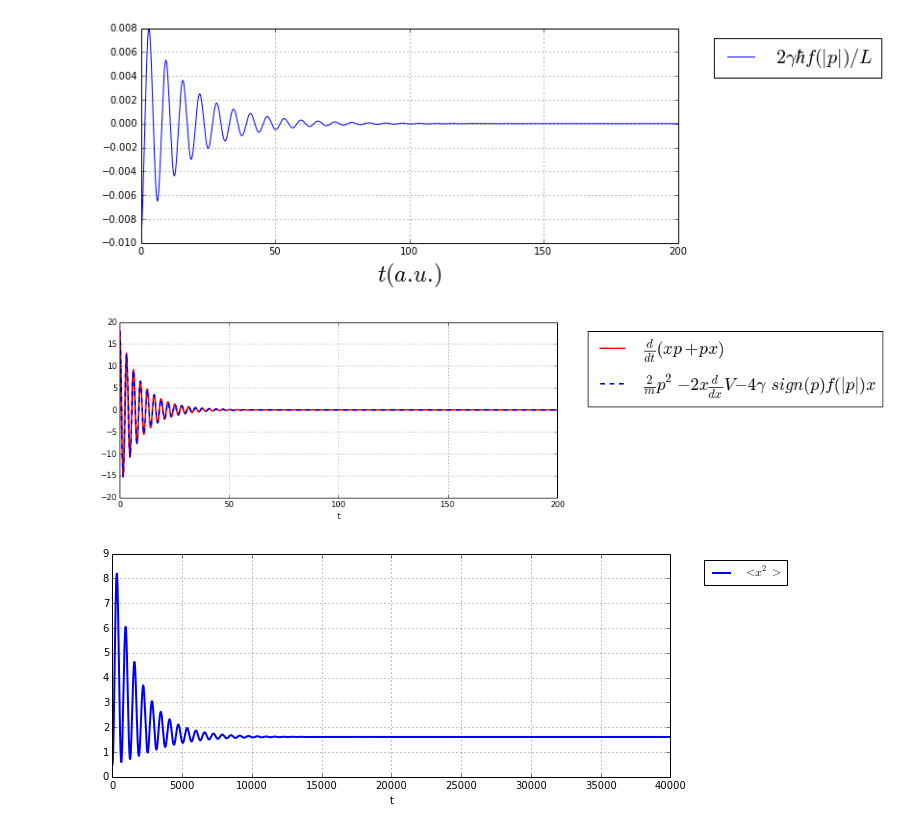
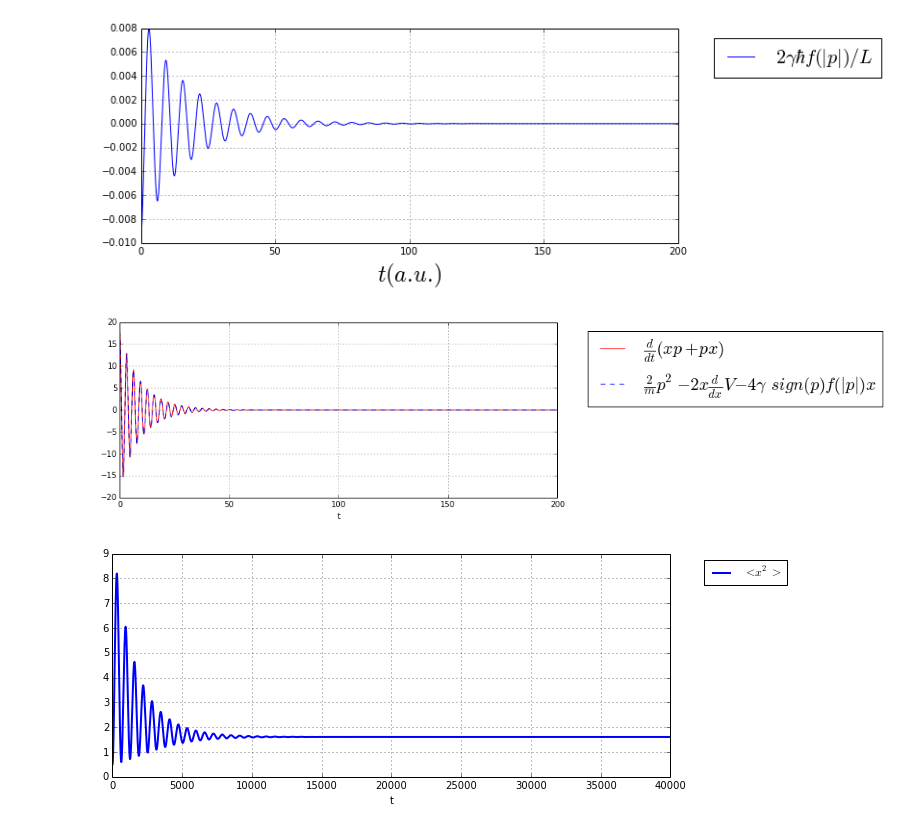
Before and after one commit to cabrer7/PyWignerCUDA, a Jupyter notebook: instances/Rho2D/Ohmic/grid256_L6.0_epsilon0.5_amplitude20/Damping_XX_PInit3_Omega1_Gamma0.07_DTheta0.0143.ipynb, the cells around one changed output. Cells and saved outputs as stored; diff of their text form; code cells hidden in the pictures.

```diff
--- a/instances/Rho2D/Ohmic/grid256_L6.0_epsilon0.5_amplitude20/Damping_XX_PInit3_Omega1_Gamma0.07_DTheta0.0143.ipynb
+++ b/instances/Rho2D/Ohmic/grid256_L6.0_epsilon0.5_amplitude20/Damping_XX_PInit3_Omega1_Gamma0.07_DTheta0.0143.ipynb
@@ -475,26 +472,26 @@ ax.grid();
 # %%
 fig, ax = plt.subplots(figsize=(10, 4))
 
 ax.plot( instance.timeRange ,  2*np.gradient( instance.XP_average, instance.dt).real ,
         '-' ,label = '$\\frac{d}{dt}(xp+px)$' ,
-        color = 'r' , linewidth=2.)
+        color = 'r' , linewidth=1.)
 
 ax.plot( instance.timeRange , \
          2*instance.P2_average/instance.mass  \
          -2*instance.XdPotentialdX_average
          +instance.beta_average \
         , '--' , label = '$\\frac{2}{m} p^2 - 2 x \\frac{d}{dx}V  -4 \\gamma\, sign(p) f(|p|) x $',
-        linewidth=2.)
+        linewidth=1.)
 
 
 
 ax.legend(bbox_to_anchor=(1.05, 1), loc=2, prop={'size':22})
 #ax.set_ylim(- 12 , 7)
 ax.set_xlabel('t')
 ax.set_ylabel(' ')
 ax.grid();
 # %% [output]
-[figure, old version]
+[figure, new version]
 # %%
 fig, ax = plt.subplots(figsize=(10, 4))
 
```
Also changed, not shown: parts of 14 cells of this notebook, 9 other files.
